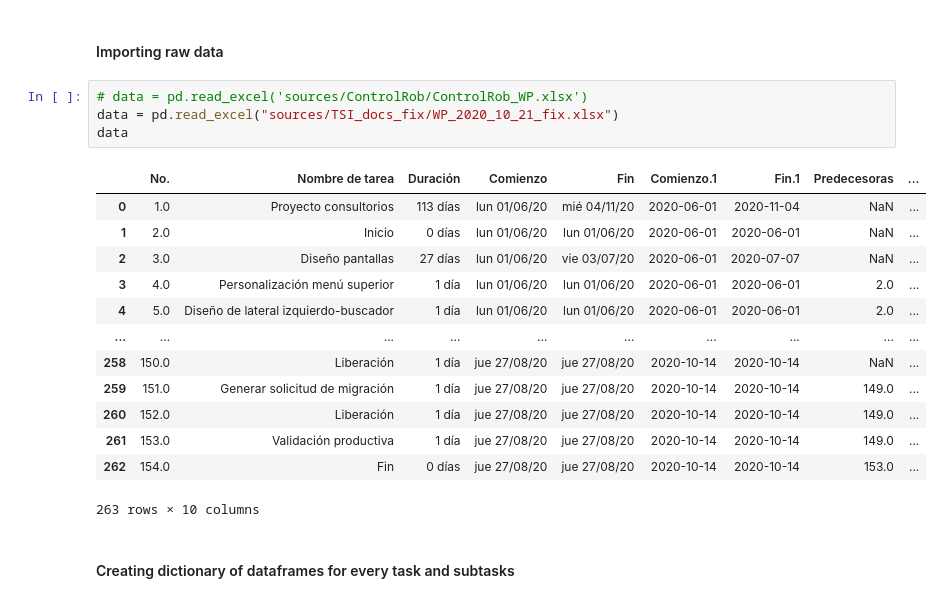
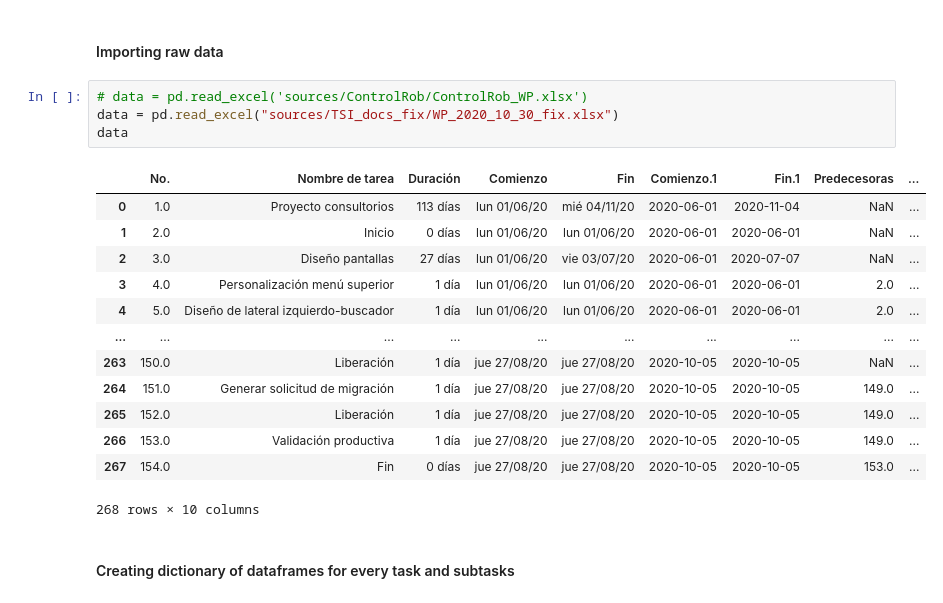
Before and after one commit to Roberto919/punto_clinico_pres, a Jupyter notebook: PcPlatform/TSI/TSI_Followup_nb.ipynb, the cells around one changed output. Saved outputs shown, nothing was run; the diff lists cells and outputs as text.

```diff
--- a/PcPlatform/TSI/TSI_Followup_nb.ipynb
+++ b/PcPlatform/TSI/TSI_Followup_nb.ipynb
@@ -39,22 +42,22 @@ from TSI_Followup_params import *
 #### Importing raw data
 # %%
 # data = pd.read_excel('sources/ControlRob/ControlRob_WP.xlsx')
-data = pd.read_excel("sources/TSI_docs_fix/WP_2020_10_21_fix.xlsx")
+data = pd.read_excel("sources/TSI_docs_fix/WP_2020_10_30_fix.xlsx")
 data
 # %% [output]
 |  | No. | Nombre de tarea | Duración | Comienzo | Fin | Comienzo.1 | Fin.1 | Predecesoras | ... |
 | 0 | 1.0 | Proyecto consultorios | 113 días | lun 01/06/20 | mié 04/11/20 | 2020-06-01 | 2020-11-04 | NaN | ... |
 | 1 | 2.0 | Inicio | 0 días | lun 01/06/20 | lun 01/06/20 | 2020-06-01 | 2020-06-01 | NaN | ... |
 | 2 | 3.0 | Diseño pantallas | 27 días | lun 01/06/20 | vie 03/07/20 | 2020-06-01 | 2020-07-07 | NaN | ... |
 | 3 | 4.0 | Personalización menú superior | 1 día | lun 01/06/20 | lun 01/06/20 | 2020-06-01 | 2020-06-01 | 2.0 | ... |
 | 4 | 5.0 | Diseño de lateral izquierdo-buscador | 1 día | lun 01/06/20 | lun 01/06/20 | 2020-06-01 | 2020-06-01 | 2.0 | ... |
 | ... | ... | ... | ... | ... | ... | ... | ... | ... | ... |
-| 258 | 150.0 | Liberación | 1 día | jue 27/08/20 | jue 27/08/20 | 2020-10-14 | 2020-10-14 | NaN | ... |
-| 259 | 151.0 | Generar solicitud de migración | 1 día | jue 27/08/20 | jue 27/08/20 | 2020-10-14 | 2020-10-14 | 149.0 | ... |
-| 260 | 152.0 | Liberación | 1 día | jue 27/08/20 | jue 27/08/20 | 2020-10-14 | 2020-10-14 | 149.0 | ... |
-| 261 | 153.0 | Validación productiva | 1 día | jue 27/08/20 | jue 27/08/20 | 2020-10-14 | 2020-10-14 | 149.0 | ... |
-| 262 | 154.0 | Fin | 0 días | jue 27/08/20 | jue 27/08/20 | 2020-10-14 | 2020-10-14 | 153.0 | ... |
+| 263 | 150.0 | Liberación | 1 día | jue 27/08/20 | jue 27/08/20 | 2020-10-05 | 2020-10-05 | NaN | ... |
+| 264 | 151.0 | Generar solicitud de migración | 1 día | jue 27/08/20 | jue 27/08/20 | 2020-10-05 | 2020-10-05 | 149.0 | ... |
+| 265 | 152.0 | Liberación | 1 día | jue 27/08/20 | jue 27/08/20 | 2020-10-05 | 2020-10-05 | 149.0 | ... |
+| 266 | 153.0 | Validación productiva | 1 día | jue 27/08/20 | jue 27/08/20 | 2020-10-05 | 2020-10-05 | 149.0 | ... |
+| 267 | 154.0 | Fin | 0 días | jue 27/08/20 | jue 27/08/20 | 2020-10-05 | 2020-10-05 | 153.0 | ... |
-263 rows × 10 columns
+268 rows × 10 columns
 # %% [markdown]
 #### Creating dictionary of dataframes for every task and subtasks
 # %%
```
Also changed, not shown: parts of 14 cells of this notebook, 1 other file.
